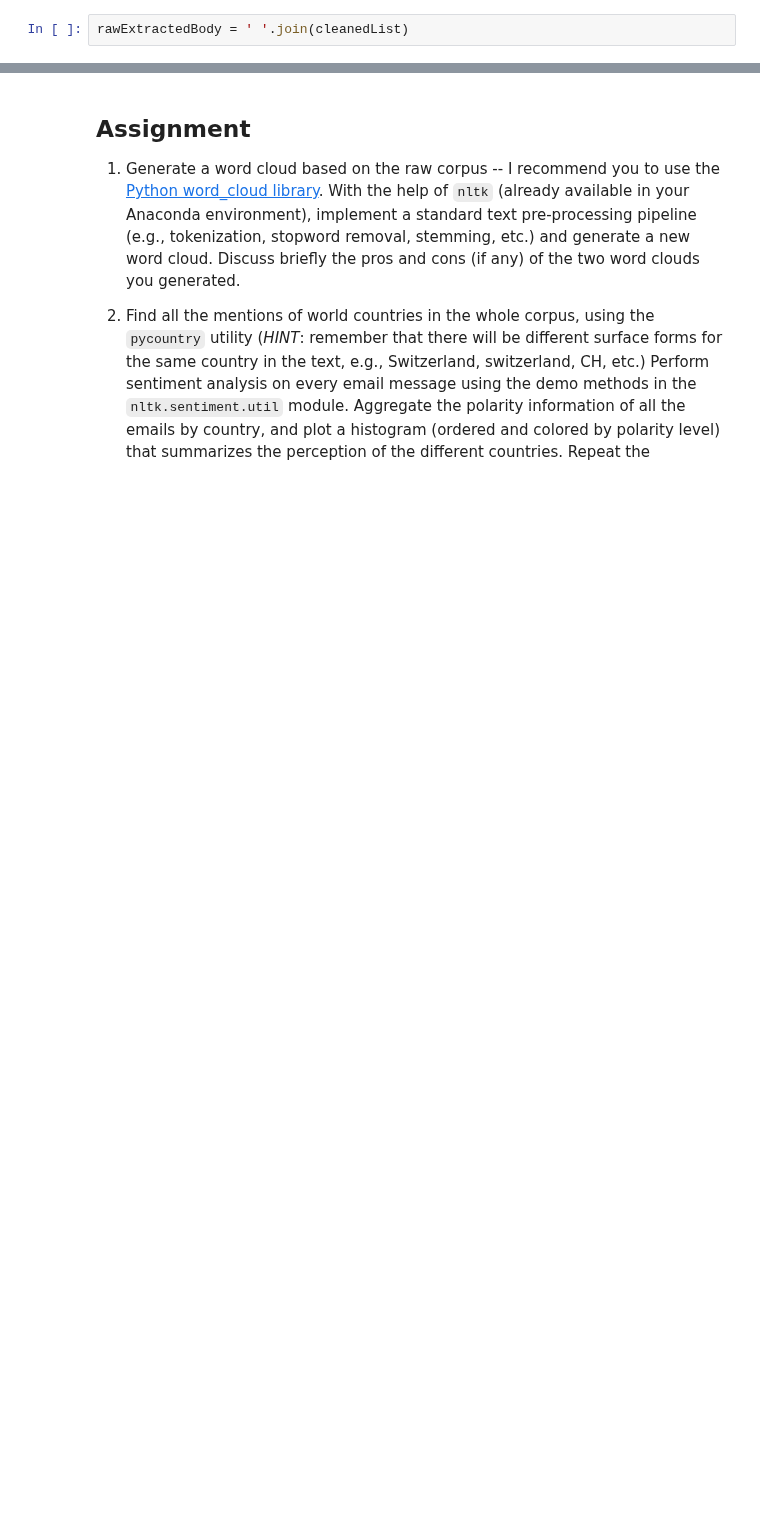
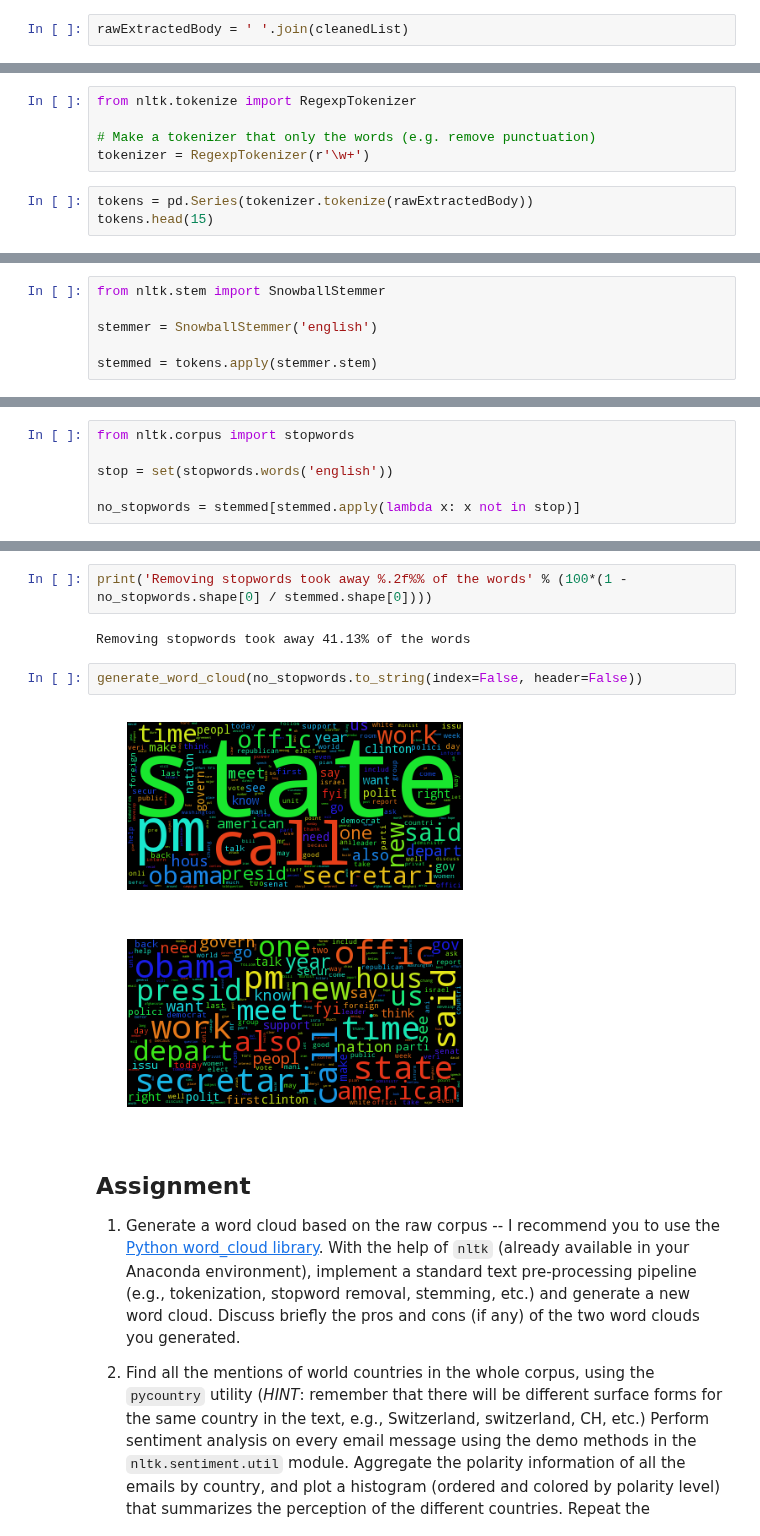
Before and after one commit to PaluchowskiMatthew/ADA-Kepler, a Jupyter notebook: 05 - Taming Text/05 - Taming Text.ipynb, the cells around one changed output, grey strips where cells are left out. Saved outputs shown, nothing was run; the diff lists cells and outputs as text; blank space fills up the shorter version.

```diff
--- a/05 - Taming Text/05 - Taming Text.ipynb
+++ b/05 - Taming Text/05 - Taming Text.ipynb
@@ -93,0 +88,8 @@ plt.show()
+# %%
+from nltk.tokenize import RegexpTokenizer
+
+# Make a tokenizer that only the words (e.g. remove punctuation)
+tokenizer = RegexpTokenizer(r'\w+')
+# %%
+tokens = pd.Series(tokenizer.tokenize(rawExtractedBody))
+tokens.head(15)
@@ -93,0 +115,6 @@ plt.show()
+# %%
+from nltk.stem import SnowballStemmer
+
+stemmer = SnowballStemmer('english')
+
+stemmed = tokens.apply(stemmer.stem)
@@ -93,0 +142,6 @@ plt.show()
+# %%
+from nltk.corpus import stopwords
+
+stop = set(stopwords.words('english'))
+
+no_stopwords = stemmed[stemmed.apply(lambda x: x not in stop)]
@@ -94,3 +167,12 @@ plt.show()
+# %%
+print('Removing stopwords took away %.2f%% of the words' % (100*(1 - no_stopwords.shape[0] / stemmed.shape[0])))
+# %% [output]
+Removing stopwords took away 41.13% of the words
+# %%
+generate_word_cloud(no_stopwords.to_string(index=False, header=False))
+# %% [output]
+[figure, added]
+[figure, added]
 # %% [markdown]
 ## Assignment
 1. Generate a word cloud based on the raw corpus -- I recommend you to use the [Python word_cloud library](https://github.com/amueller/word_cloud).
```
Also changed, not shown: parts of 9 cells of this notebook, 1 other file.
